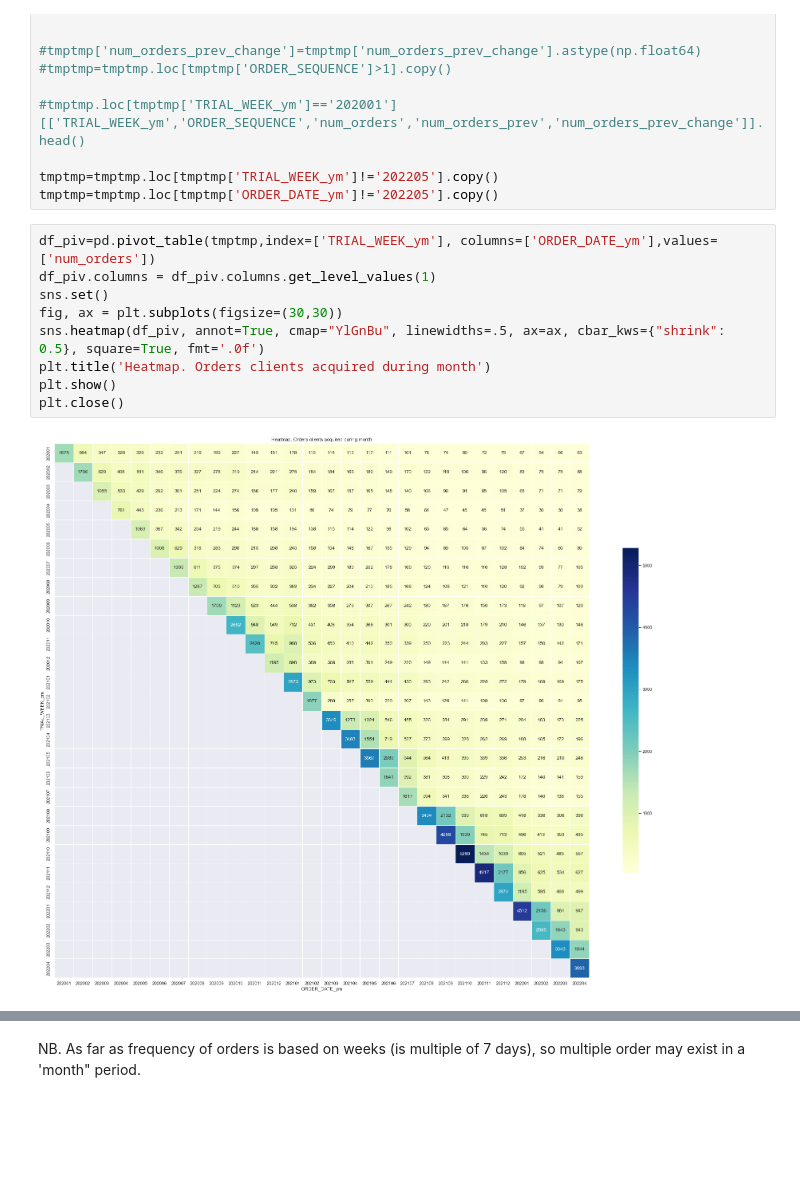
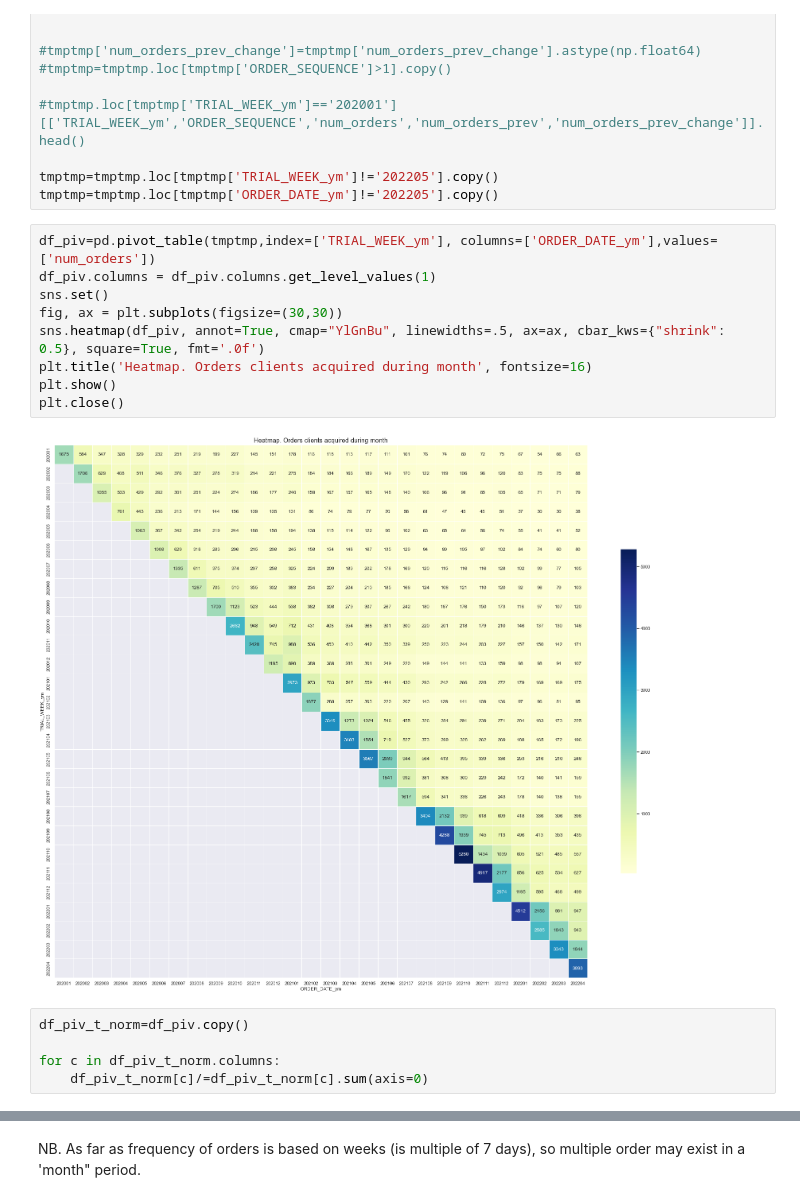
Before and after one commit to yurywallet/test_assignments, a Jupyter notebook: smalls/task_smalls.ipynb, the cells around one changed output, grey strips where cells are left out. Cells and saved outputs as stored; diff of their text form; blank space fills up the shorter version.

```diff
--- a/smalls/task_smalls.ipynb
+++ b/smalls/task_smalls.ipynb
@@ -1131,11 +1131,16 @@ tmptmp=tmptmp.loc[tmptmp['ORDER_DATE_ym']!='202205'].copy()
 # %%
 df_piv=pd.pivot_table(tmptmp,index=['TRIAL_WEEK_ym'], columns=['ORDER_DATE_ym'],values=['num_orders'])
 df_piv.columns = df_piv.columns.get_level_values(1)
 sns.set()
 fig, ax = plt.subplots(figsize=(30,30))
 sns.heatmap(df_piv, annot=True, cmap="YlGnBu", linewidths=.5, ax=ax, cbar_kws={"shrink": 0.5}, square=True, fmt='.0f')
-plt.title('Heatmap. Orders clients acquired during month')
+plt.title('Heatmap. Orders clients acquired during month', fontsize=16)
 plt.show()
 plt.close()
 # %% [output]
-[figure, old version]
+[figure, new version]
+# %%
+df_piv_t_norm=df_piv.copy()
+
+for c in df_piv_t_norm.columns:
+    df_piv_t_norm[c]/=df_piv_t_norm[c].sum(axis=0)
```
Also changed, not shown: parts of 10 cells of this notebook.
